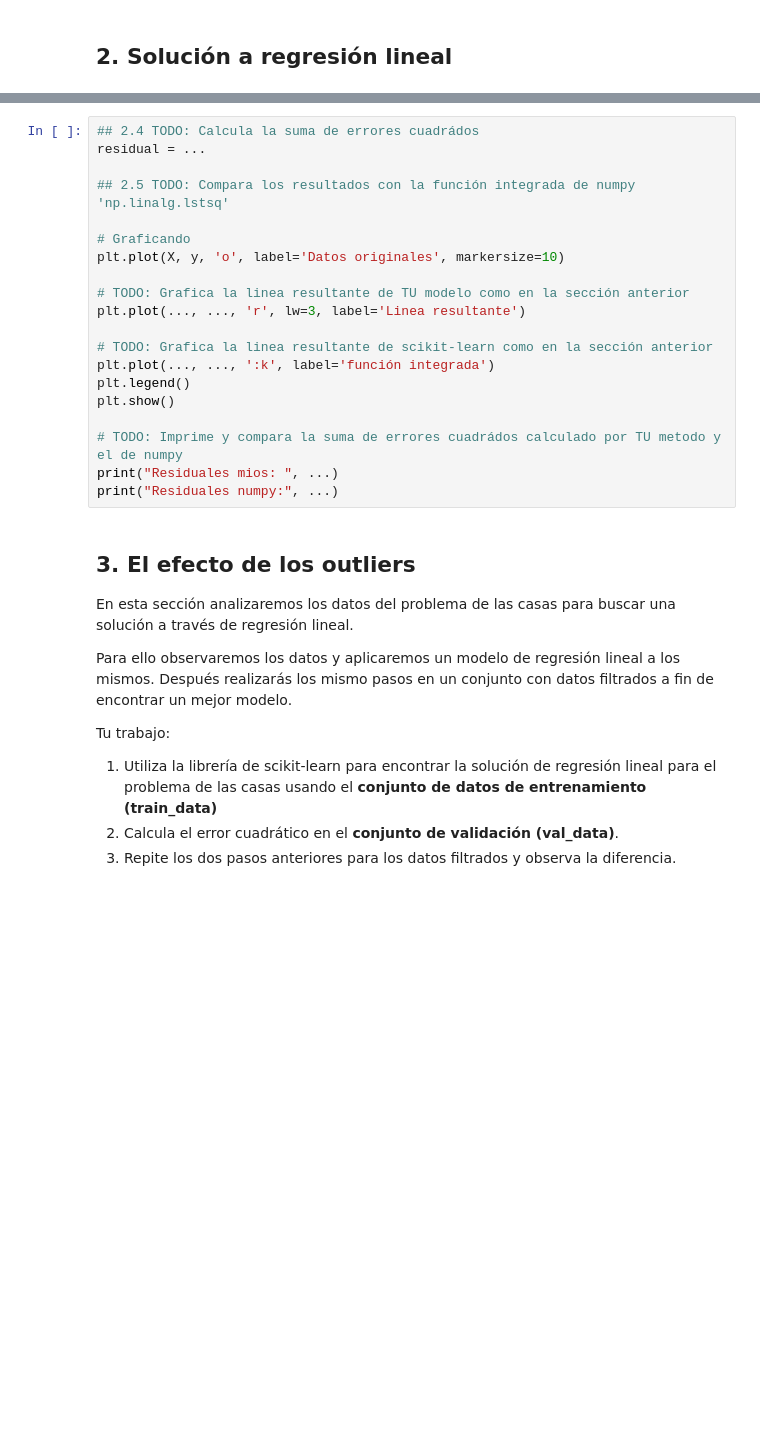
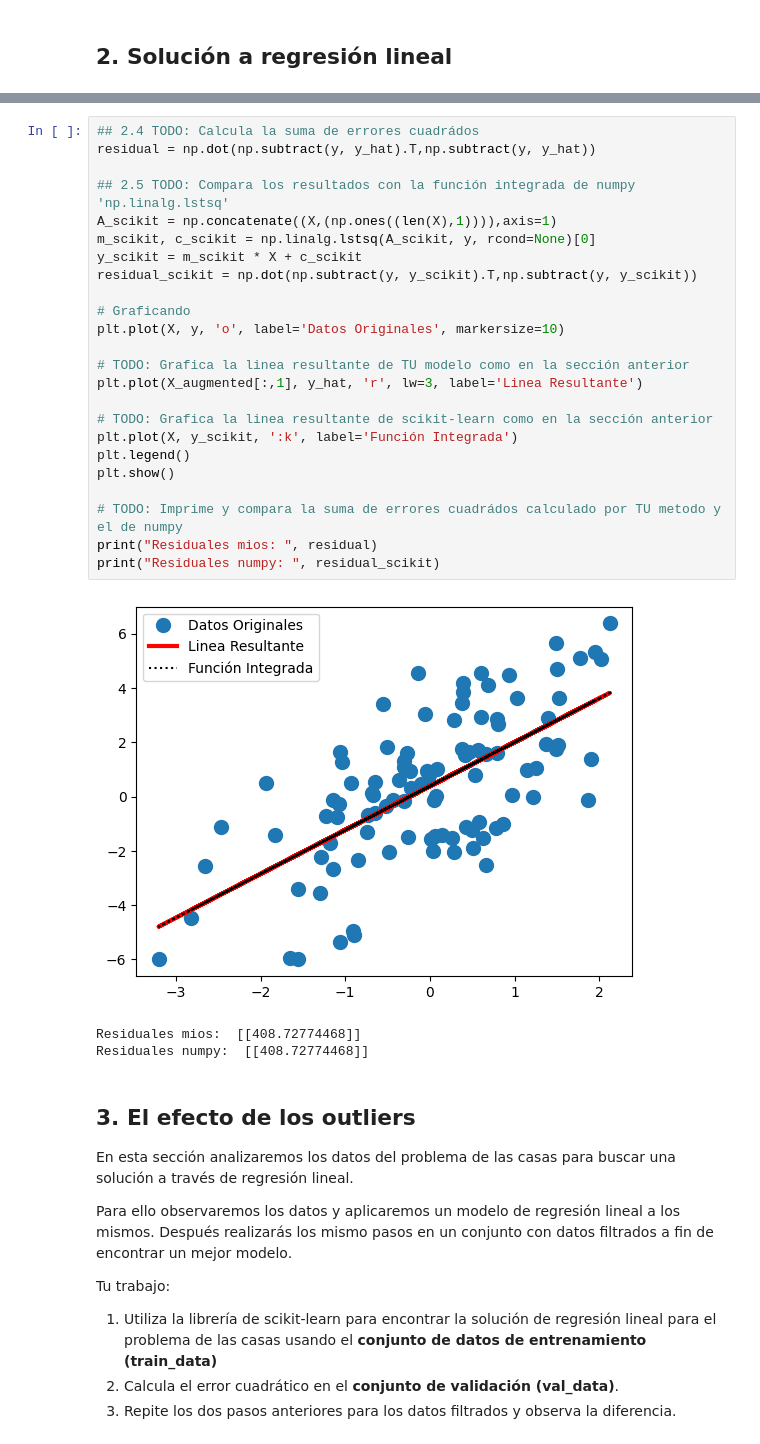
Before and after one commit to eliasib18/0.66, a Jupyter notebook: ejercicio_1-LinearReg/linear_regression.ipynb, the cells around one changed output, grey strips where cells are left out. Cells and saved outputs as stored; diff of their text form; blank space fills up the shorter version.

```diff
--- a/ejercicio_1-LinearReg/linear_regression.ipynb
+++ b/ejercicio_1-LinearReg/linear_regression.ipynb
@@ -87,23 +108,31 @@ plt.legend()
 # %%
 ## 2.4 TODO: Calcula la suma de errores cuadrádos
-residual = ...
+residual = np.dot(np.subtract(y, y_hat).T,np.subtract(y, y_hat))
 
 ## 2.5 TODO: Compara los resultados con la función integrada de numpy 'np.linalg.lstsq'
+A_scikit = np.concatenate((X,(np.ones((len(X),1)))),axis=1)
+m_scikit, c_scikit = np.linalg.lstsq(A_scikit, y, rcond=None)[0]
+y_scikit = m_scikit * X + c_scikit
+residual_scikit = np.dot(np.subtract(y, y_scikit).T,np.subtract(y, y_scikit))
 
 # Graficando
-plt.plot(X, y, 'o', label='Datos originales', markersize=10)
+plt.plot(X, y, 'o', label='Datos Originales', markersize=10)
 
 # TODO: Grafica la linea resultante de TU modelo como en la sección anterior
-plt.plot(..., ..., 'r', lw=3, label='Linea resultante')
+plt.plot(X_augmented[:,1], y_hat, 'r', lw=3, label='Linea Resultante')
 
 # TODO: Grafica la linea resultante de scikit-learn como en la sección anterior
-plt.plot(..., ..., ':k', label='función integrada')
+plt.plot(X, y_scikit, ':k', label='Función Integrada')
 plt.legend()
 plt.show()
 
 # TODO: Imprime y compara la suma de errores cuadrádos calculado por TU metodo y el de numpy
-print("Residuales mios: ", ...)
-print("Residuales numpy:", ...)
+print("Residuales mios: ", residual)
+print("Residuales numpy: ", residual_scikit)
+# %% [output]
+[figure, added]
+Residuales mios:  [[408.72774468]]
+Residuales numpy:  [[408.72774468]]
 # %% [markdown]
 ## 3. El efecto de los outliers
 
```
Also changed, not shown: parts of 9 cells of this notebook.
